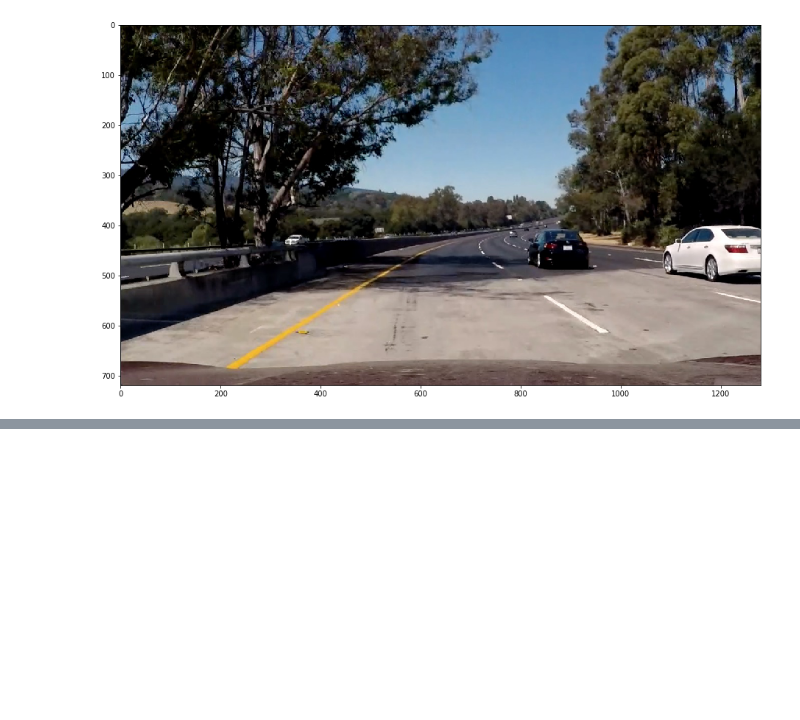
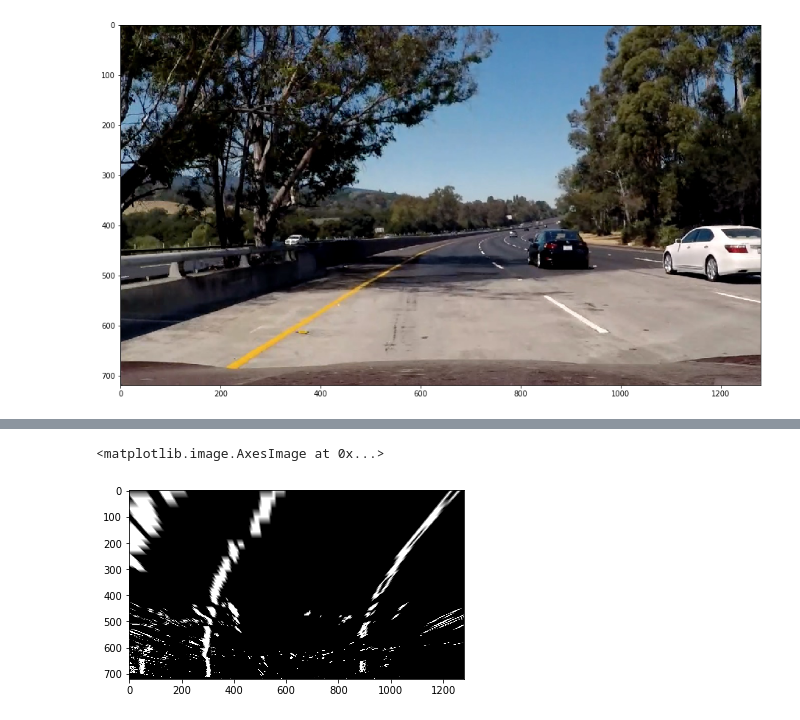
Before and after one commit to LiYan1988/camera-calibration, a Jupyter notebook: lab-2.ipynb, the cells around one changed output, grey strips where cells are left out. Saved outputs shown, nothing was run; the diff lists cells and outputs as text; code cells hidden in the pictures; blank space fills up the shorter version.

```diff
--- a/lab-2.ipynb
+++ b/lab-2.ipynb
@@ -103,0 +122,11 @@ plt.imshow(mask_combined_gray, 'gray')
+# %%
+dst_pts = np.array([[300, 720], [300, 300], [900, 300], [900, 720]], dtype=np.float32)
+src_pts = src_pts.astype(np.float32)
+mtx_pers = cv2.getPerspectiveTransform(src_pts, dst_pts)
+mtx_inv = cv2.getPerspectiveTransform(dst_pts, src_pts)
+img_pers = cv2.warpPerspective(mask_combined2, mtx_pers, (1280, 720), cv2.INTER_LINEAR)
+# img_pers = cv2.cvtColor(img_pers, cv2.COLOR_RGB2GRAY).astype(np.float32)
+plt.imshow(img_pers)
+# %% [output]
+<matplotlib.image.AxesImage at 0x...>
+[figure, added]
```
Also changed, not shown: parts of 9 cells of this notebook.
